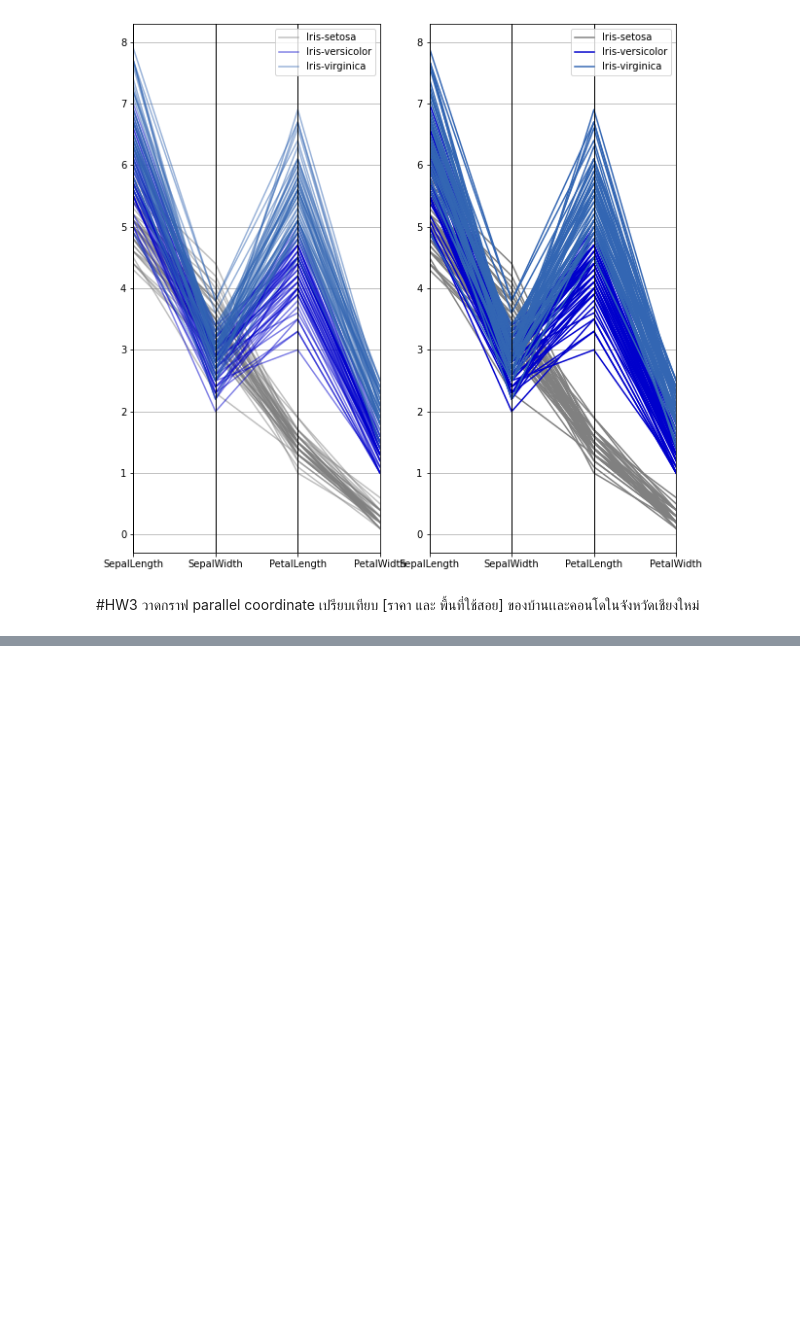
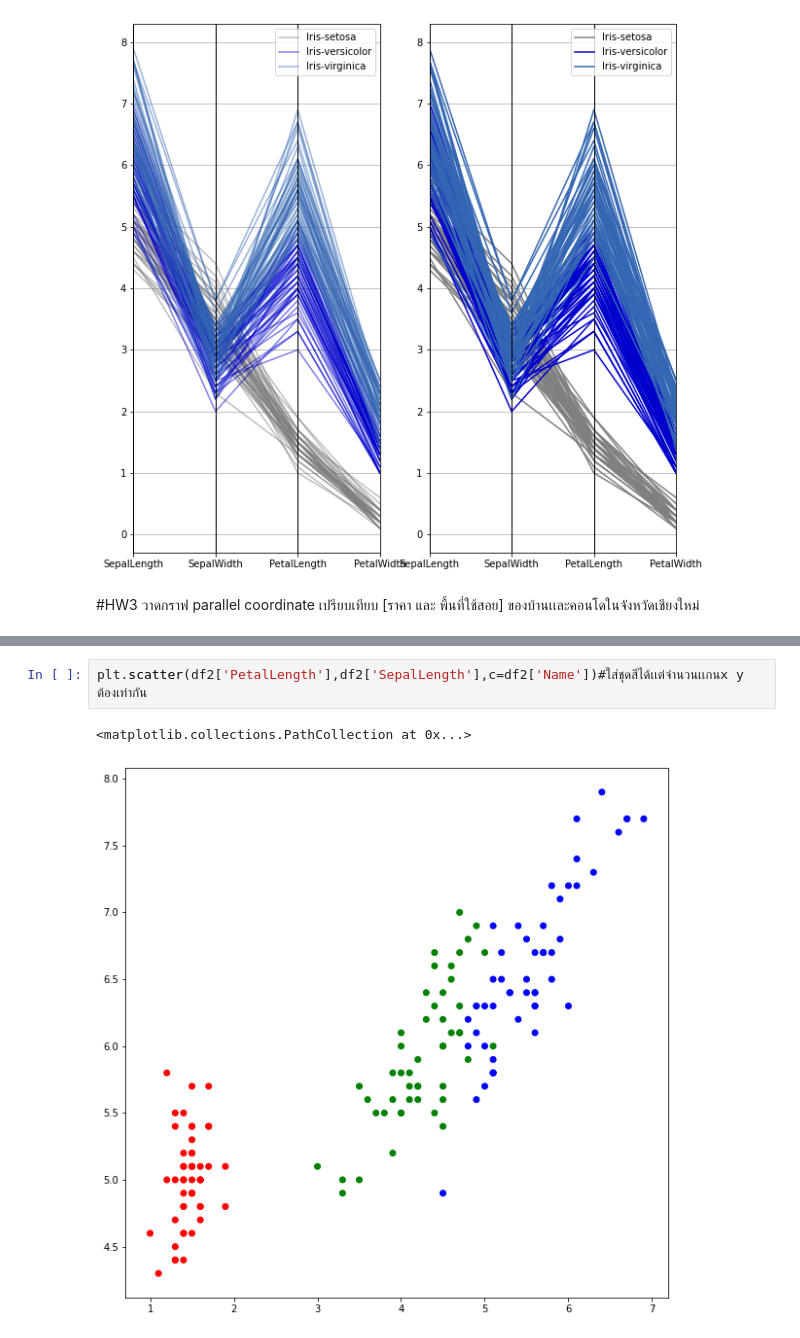
Before and after one commit to sujiraa/BasicProg_DataViz65, a Jupyter notebook: DataViz01_Table_Data.ipynb, the cells around one changed output, grey strips where cells are left out. Drawn from its saved outputs; the diff is of its cells as text; blank space fills up the shorter version.

```diff
--- a/DataViz01_Table_Data.ipynb
+++ b/DataViz01_Table_Data.ipynb
@@ -141,0 +166,5 @@ pd.plotting.parallel_coordinates(df, 'Name', color=[[0.5,0.5,0.5],[0,0,0.8],[0.2
+# %%
+plt.scatter(df2['PetalLength'],df2['SepalLength'],c=df2['Name'])#ใส่ชุดสีได้เเต่จำนวนเเกนx y ต้องเท่ากัน
+# %% [output]
+<matplotlib.collections.PathCollection at 0x...>
+[figure, added]
```
Also changed, not shown: parts of 31 cells of this notebook.
